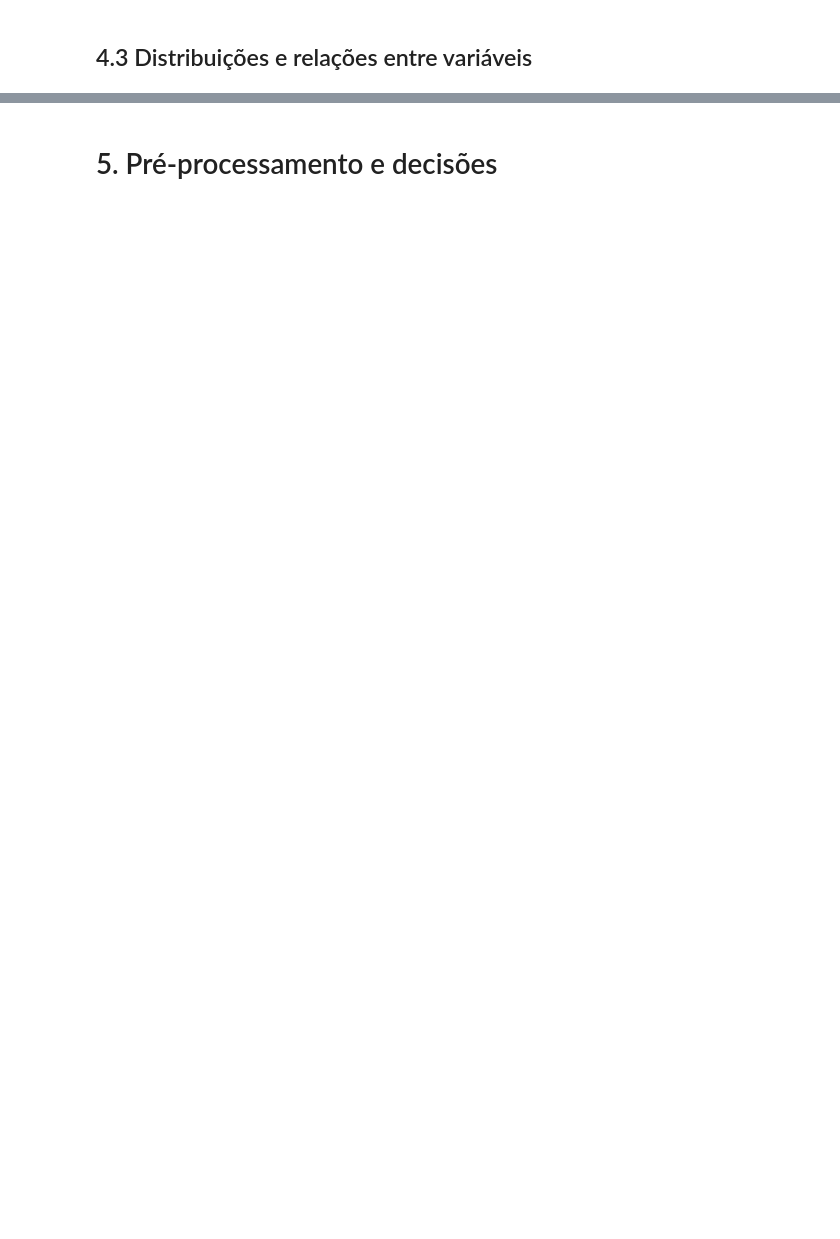
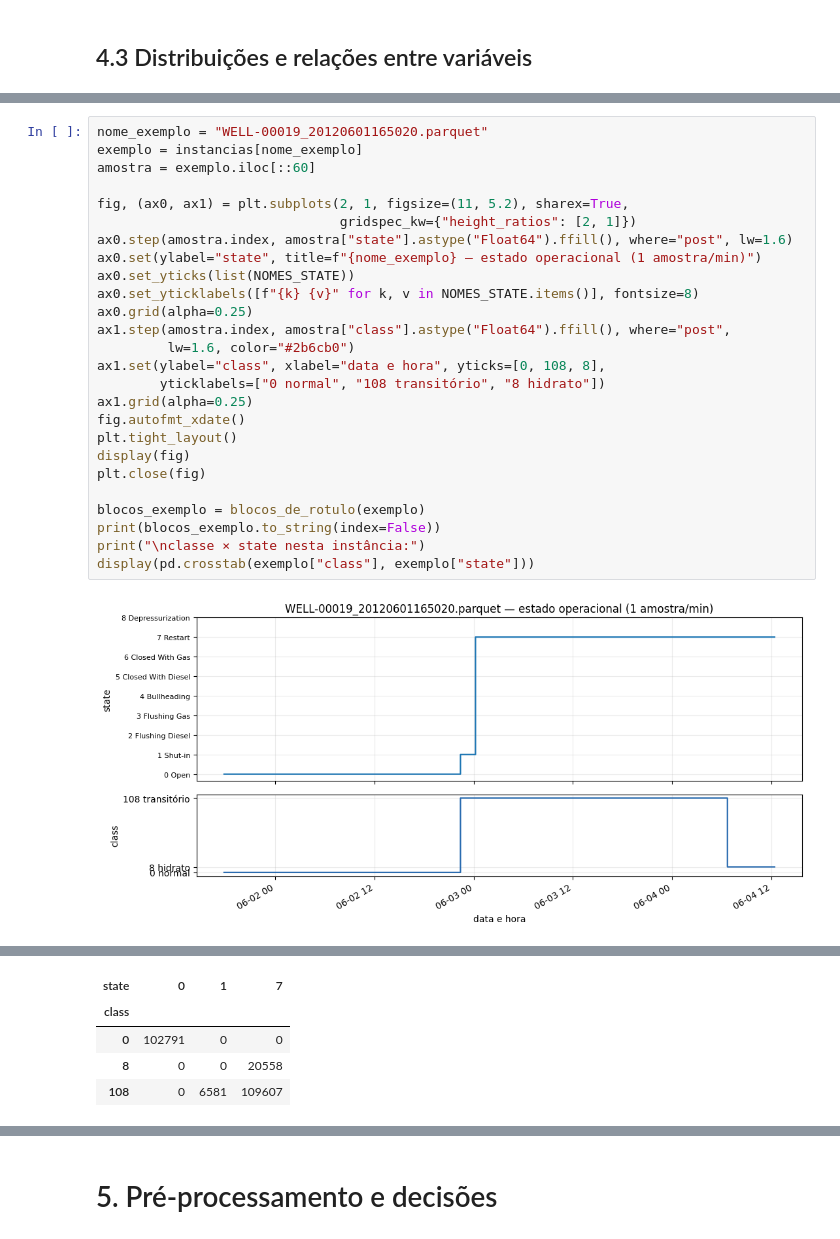
Before and after one commit to leobarduzzi/mvp_analise_dados, a Jupyter notebook: mvp.ipynb, the cells around one changed output, grey strips where cells are left out. Cells and saved outputs as stored; diff of their text form; blank space fills up the shorter version.

```diff
--- a/mvp.ipynb
+++ b/mvp.ipynb
@@ -100,0 +991,28 @@ Crie subseções para as figuras necessárias ao problema. Se houver muitas colu
+# %%
+nome_exemplo = "WELL-00019_20120601165020.parquet"
+exemplo = instancias[nome_exemplo]
+amostra = exemplo.iloc[::60]
+
+fig, (ax0, ax1) = plt.subplots(2, 1, figsize=(11, 5.2), sharex=True,
+                               gridspec_kw={"height_ratios": [2, 1]})
+ax0.step(amostra.index, amostra["state"].astype("Float64").ffill(), where="post", lw=1.6)
+ax0.set(ylabel="state", title=f"{nome_exemplo} — estado operacional (1 amostra/min)")
+ax0.set_yticks(list(NOMES_STATE))
+ax0.set_yticklabels([f"{k} {v}" for k, v in NOMES_STATE.items()], fontsize=8)
+ax0.grid(alpha=0.25)
+ax1.step(amostra.index, amostra["class"].astype("Float64").ffill(), where="post",
+         lw=1.6, color="#2b6cb0")
+ax1.set(ylabel="class", xlabel="data e hora", yticks=[0, 108, 8],
+        yticklabels=["0 normal", "108 transitório", "8 hidrato"])
+ax1.grid(alpha=0.25)
+fig.autofmt_xdate()
+plt.tight_layout()
+display(fig)
+plt.close(fig)
+
+blocos_exemplo = blocos_de_rotulo(exemplo)
+print(blocos_exemplo.to_string(index=False))
+print("\nclasse × state nesta instância:")
+display(pd.crosstab(exemplo["class"], exemplo["state"]))
+# %% [output]
+[figure, added]
@@ -100,0 +1026,5 @@ Crie subseções para as figuras necessárias ao problema. Se houver muitas colu
+| state | 0 | 1 | 7 |
+| class |  |  |  |
+| 0 | 102791 | 0 | 0 |
+| 8 | 0 | 0 | 20558 |
+| 108 | 0 | 6581 | 109607 |
```
Also changed, not shown: parts of 82 cells of this notebook, 1 other file.
